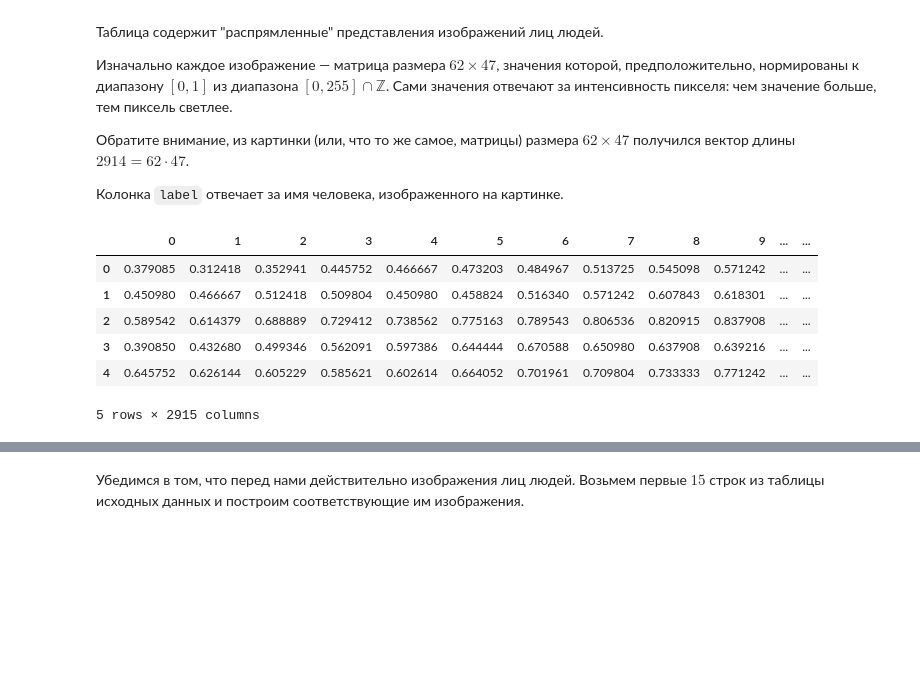
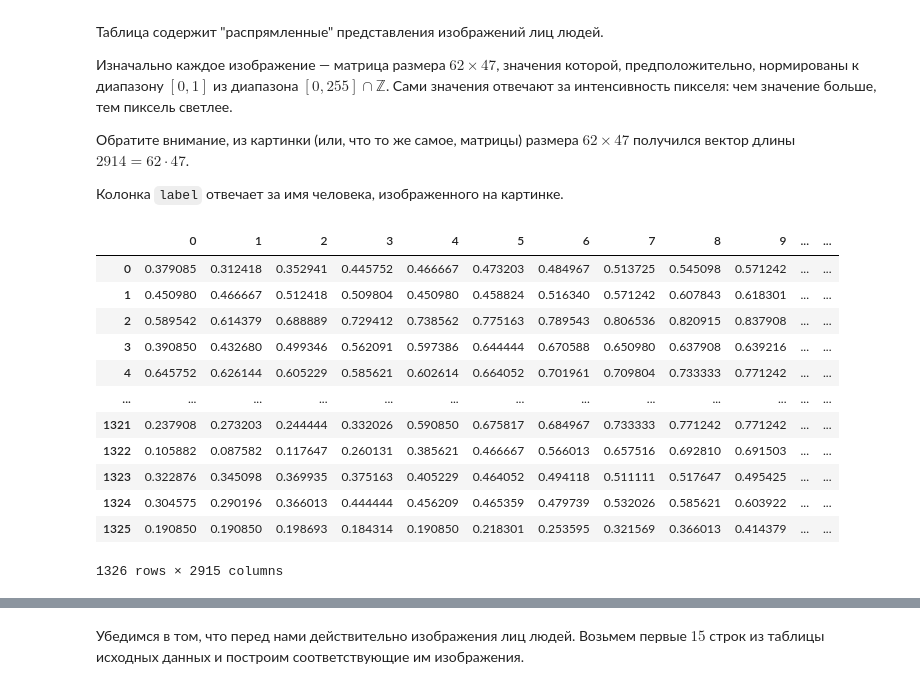
Before and after one commit to muzafarovdan/MyEducation, a Jupyter notebook: ML_OE/SVM.ipynb, the cells around one changed output, grey strips where cells are left out. Saved outputs shown, nothing was run; the diff lists cells and outputs as text; code cells hidden in the pictures; blank space fills up the shorter version.

```diff
--- a/ML_OE/SVM.ipynb
+++ b/ML_OE/SVM.ipynb
@@ -27,12 +27,18 @@ from sklearn.metrics.pairwise import cosine_similarity
 Колонка <code>label</code> отвечает за имя человека, изображенного на картинке.
 # %%
 df = pd.read_csv('/Users/muzafarov/Desktop/MyEducation/ML_OE/persons_pics_train.csv')
-df.head()
+df
 # %% [output]
 |  | 0 | 1 | 2 | 3 | 4 | 5 | 6 | 7 | 8 | 9 | ... | ... |
 | 0 | 0.379085 | 0.312418 | 0.352941 | 0.445752 | 0.466667 | 0.473203 | 0.484967 | 0.513725 | 0.545098 | 0.571242 | ... | ... |
 | 1 | 0.450980 | 0.466667 | 0.512418 | 0.509804 | 0.450980 | 0.458824 | 0.516340 | 0.571242 | 0.607843 | 0.618301 | ... | ... |
 | 2 | 0.589542 | 0.614379 | 0.688889 | 0.729412 | 0.738562 | 0.775163 | 0.789543 | 0.806536 | 0.820915 | 0.837908 | ... | ... |
 | 3 | 0.390850 | 0.432680 | 0.499346 | 0.562091 | 0.597386 | 0.644444 | 0.670588 | 0.650980 | 0.637908 | 0.639216 | ... | ... |
 | 4 | 0.645752 | 0.626144 | 0.605229 | 0.585621 | 0.602614 | 0.664052 | 0.701961 | 0.709804 | 0.733333 | 0.771242 | ... | ... |
+| ... | ... | ... | ... | ... | ... | ... | ... | ... | ... | ... | ... | ... |
+| 1321 | 0.237908 | 0.273203 | 0.244444 | 0.332026 | 0.590850 | 0.675817 | 0.684967 | 0.733333 | 0.771242 | 0.771242 | ... | ... |
+| 1322 | 0.105882 | 0.087582 | 0.117647 | 0.260131 | 0.385621 | 0.466667 | 0.566013 | 0.657516 | 0.692810 | 0.691503 | ... | ... |
+| 1323 | 0.322876 | 0.345098 | 0.369935 | 0.375163 | 0.405229 | 0.464052 | 0.494118 | 0.511111 | 0.517647 | 0.495425 | ... | ... |
+| 1324 | 0.304575 | 0.290196 | 0.366013 | 0.444444 | 0.456209 | 0.465359 | 0.479739 | 0.532026 | 0.585621 | 0.603922 | ... | ... |
+| 1325 | 0.190850 | 0.190850 | 0.198693 | 0.184314 | 0.190850 | 0.218301 | 0.253595 | 0.321569 | 0.366013 | 0.414379 | ... | ... |
-5 rows × 2915 columns
+1326 rows × 2915 columns
```
Also changed, not shown: parts of 25 cells of this notebook.
